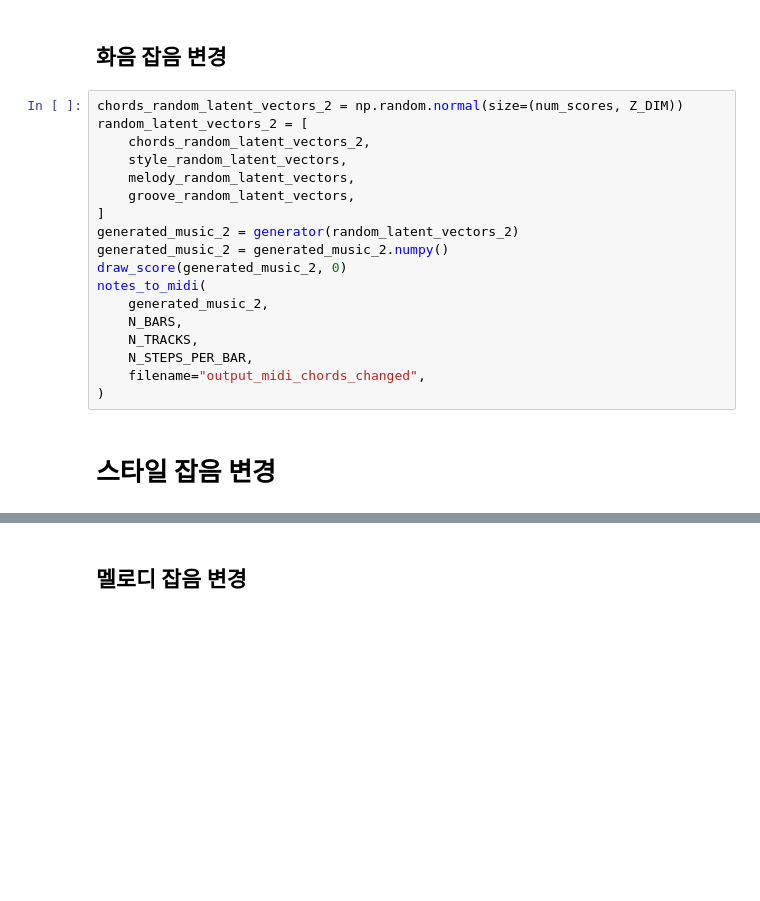
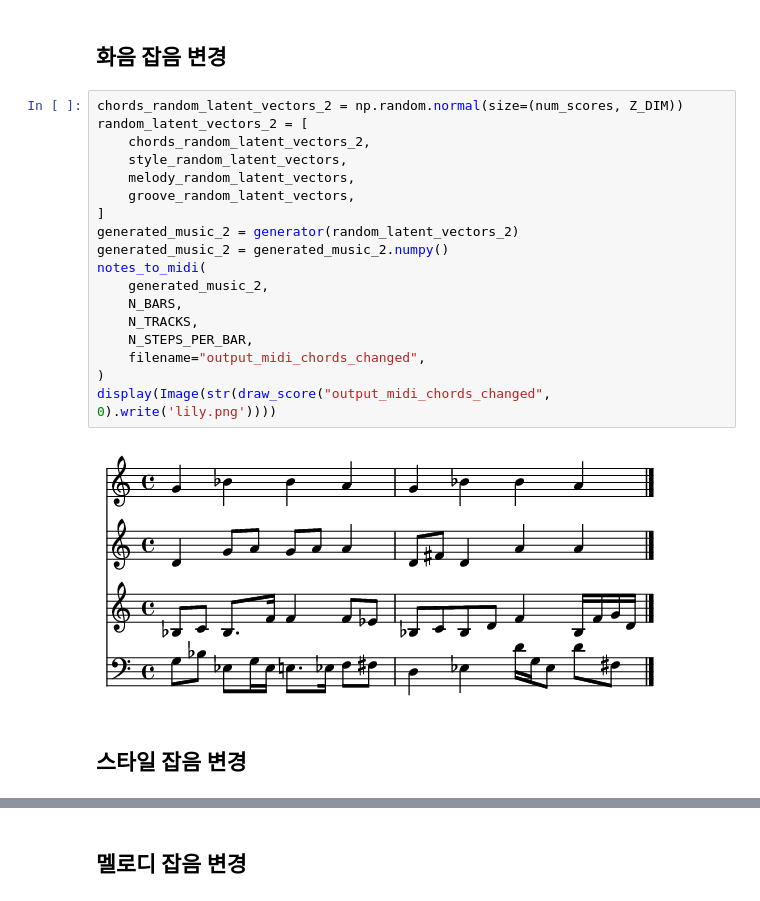
Before and after one commit to rickiepark/Generative_Deep_Learning_2nd_Edition, a Jupyter notebook: notebooks/11_music/02_musegan/musegan.ipynb, the cells around one changed output, grey strips where cells are left out. Drawn from its saved outputs; the diff is of its cells as text; blank space fills up the shorter version.

```diff
--- a/notebooks/11_music/02_musegan/musegan.ipynb
+++ b/notebooks/11_music/02_musegan/musegan.ipynb
@@ -494,23 +697,25 @@ notes_to_midi(
 # %%
 chords_random_latent_vectors_2 = np.random.normal(size=(num_scores, Z_DIM))
 random_latent_vectors_2 = [
     chords_random_latent_vectors_2,
     style_random_latent_vectors,
     melody_random_latent_vectors,
     groove_random_latent_vectors,
 ]
 generated_music_2 = generator(random_latent_vectors_2)
 generated_music_2 = generated_music_2.numpy()
-draw_score(generated_music_2, 0)
 notes_to_midi(
     generated_music_2,
     N_BARS,
     N_TRACKS,
     N_STEPS_PER_BAR,
     filename="output_midi_chords_changed",
 )
+display(Image(str(draw_score("output_midi_chords_changed", 0).write('lily.png'))))
+# %% [output]
+[figure, added]
 # %% [markdown]
-# 스타일 잡음 변경
+## 스타일 잡음 변경
 # %%
 style_random_latent_vectors_2 = np.random.normal(size=(num_scores, Z_DIM))
 random_latent_vectors_3 = [
```
Also changed, not shown: parts of 15 cells of this notebook.
